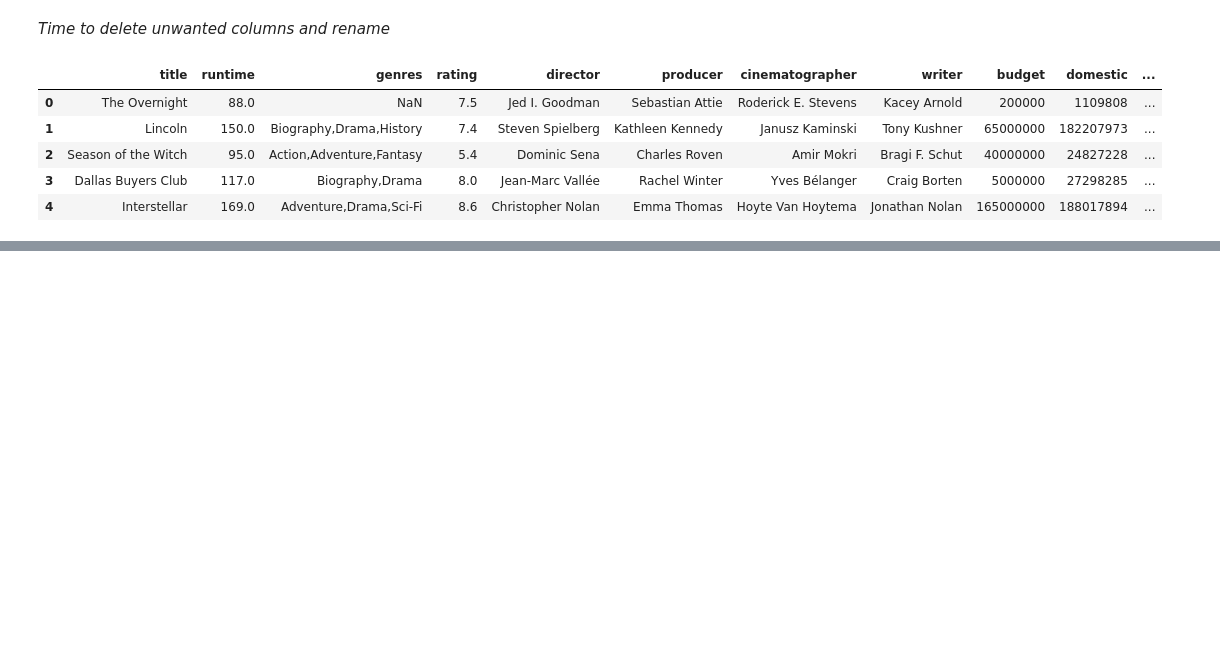
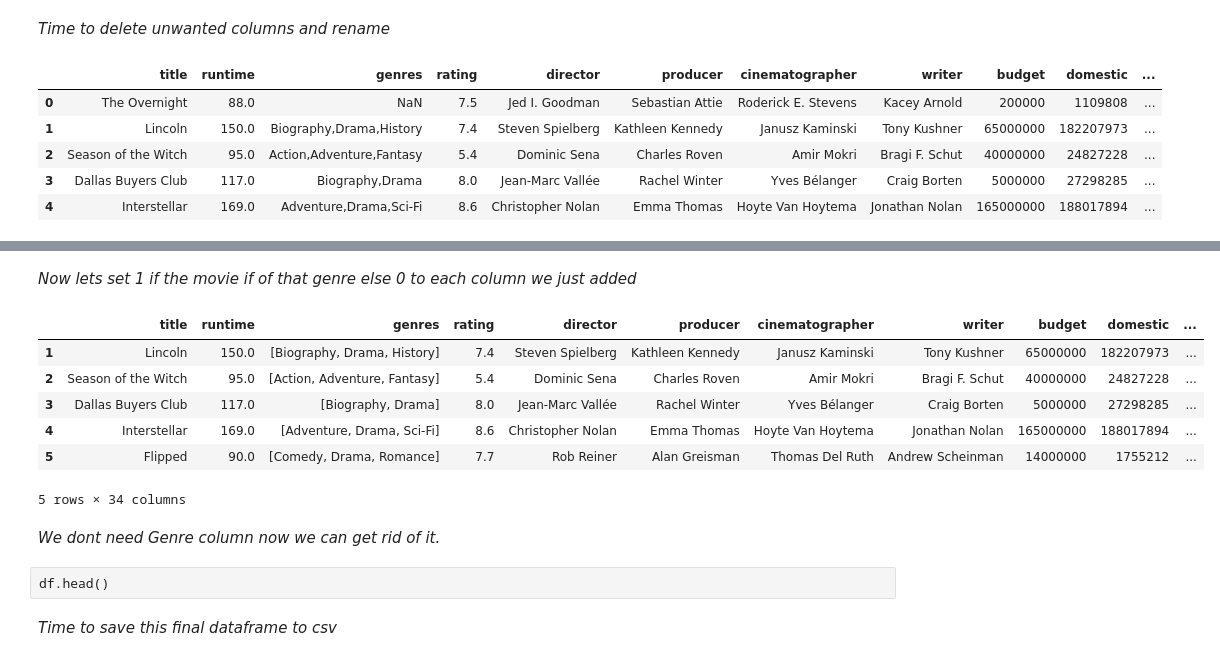
Before and after one commit to avithekkc/P1-moive-data-analysis, a Jupyter notebook: data-cleaning.ipynb, the cells around one changed output, grey strips where cells are left out. Drawn from its saved outputs; the diff is of its cells as text; code cells hidden in the pictures; blank space fills up the shorter version.

```diff
--- a/data-cleaning.ipynb
+++ b/data-cleaning.ipynb
@@ -608,0 +691,17 @@ df.head()
+# %% [markdown]
+_Now lets set 1 if the movie if of that genre else 0 to each column we just added_
+# %%
+for i, r in df.iterrows():
+    if r['genres']:
+        for g in r['genres']:
+            df.loc[i,g] = 1
+
+df.head(5)
+# %% [output]
+|  | title | runtime | genres | rating | director | producer | cinematographer | writer | budget | domestic | ... |
+| 1 | Lincoln | 150.0 | [Biography, Drama, History] | 7.4 | Steven Spielberg | Kathleen Kennedy | Janusz Kaminski | Tony Kushner | 65000000 | 182207973 | ... |
+| 2 | Season of the Witch | 95.0 | [Action, Adventure, Fantasy] | 5.4 | Dominic Sena | Charles Roven | Amir Mokri | Bragi F. Schut | 40000000 | 24827228 | ... |
+| 3 | Dallas Buyers Club | 117.0 | [Biography, Drama] | 8.0 | Jean-Marc Vallée | Rachel Winter | Yves Bélanger | Craig Borten | 5000000 | 27298285 | ... |
+| 4 | Interstellar | 169.0 | [Adventure, Drama, Sci-Fi] | 8.6 | Christopher Nolan | Emma Thomas | Hoyte Van Hoytema | Jonathan Nolan | 165000000 | 188017894 | ... |
+| 5 | Flipped | 90.0 | [Comedy, Drama, Romance] | 7.7 | Rob Reiner | Alan Greisman | Thomas Del Ruth | Andrew Scheinman | 14000000 | 1755212 | ... |
+5 rows × 34 columns
@@ -608,0 +712,2 @@ df.head()
+# %% [markdown]
+_We dont need Genre column now we can get rid of it._
@@ -608,0 +716,4 @@ df.head()
+# %% [raw]
+df.head()
+# %% [markdown]
+_Time to save this final dataframe to csv_
```
Also changed, not shown: parts of 15 cells of this notebook, 1 other file.
